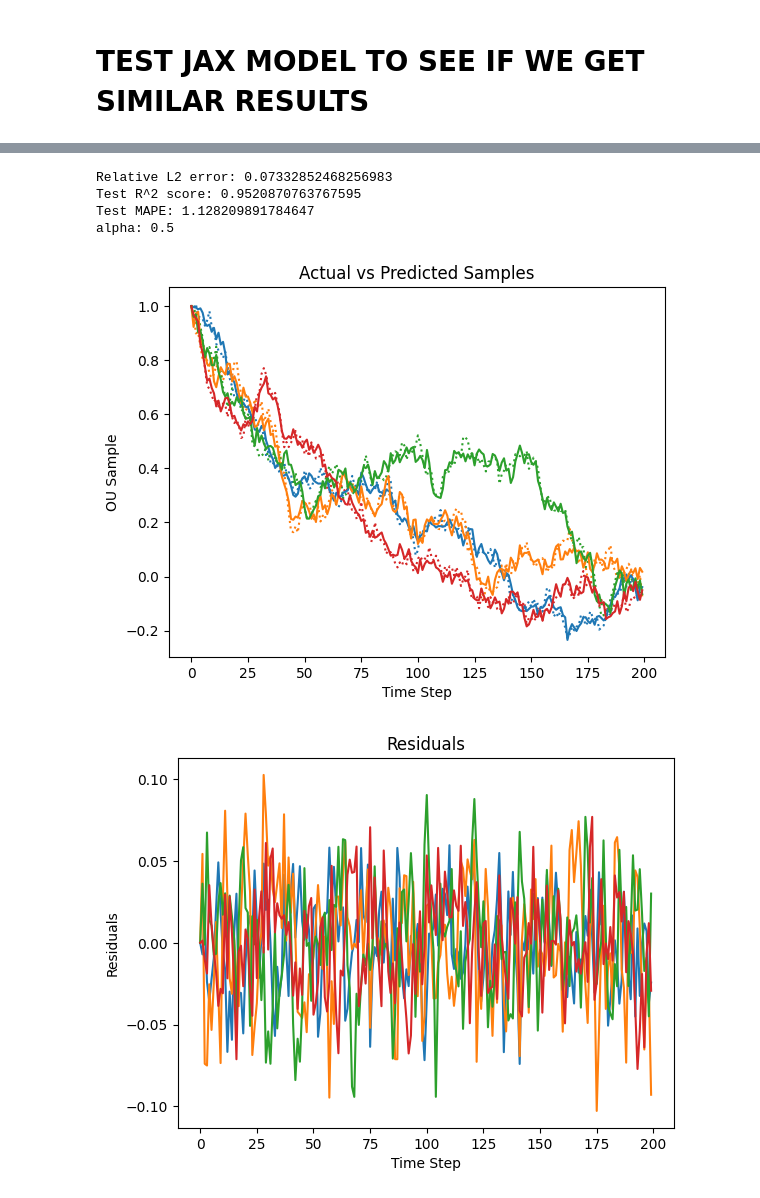
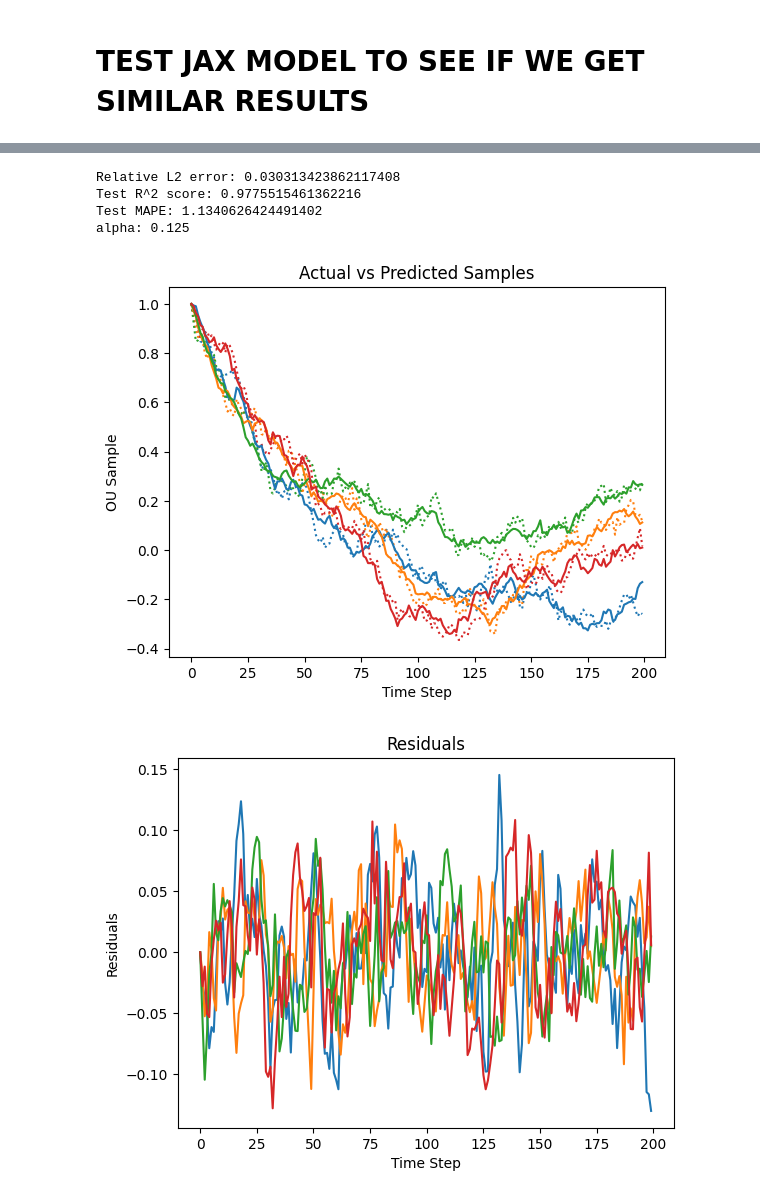
Before and after one commit to nikitazozoulenko/Zephyrox, a Jupyter notebook: jax_based/SWIM/playground.ipynb, the cells around one changed output, grey strips where cells are left out. Saved outputs shown, nothing was run; the diff lists cells and outputs as text; code cells hidden in the pictures.

Commit message:
sampled controlled resnet vs randsig for OU

```diff
--- a/jax_based/SWIM/playground.ipynb
+++ b/jax_based/SWIM/playground.ipynb
@@ -41,7 +41,7 @@ def generate_OU_1d(n_samples, n_steps, dt, theta, mu, sigma, x0):
     return X, dW
 
 # Example usage
-n_samples = 100  # Number of samples
+n_samples = 500  # Number of samples
 n_steps = 200  # Number of time steps
 dt = 0.01       # Time step size
 theta = 2.0     # Mean reversion rate
@@ -219,7 +215,8 @@ class random_MLP():
         self.mlp = tv.ops.MLP(
             in_channels=in_channels,
             hidden_channels=[n_width]*n_layers,
-            bias=True
+            bias=True,
+            activation_layer=nn.Tanh(),
             )
 
         self.ridge = RidgeCV(alphas=alphas)
@@ -305,43 +300,41 @@ np.set_printoptions(precision=3, threshold=5) # Print options
 from features.SWIM_mlp import SWIM_MLP
 
 def train_sampling_JAX(x_train, y_train, n_layers, n_width, seed=PRNGKey(2), add_residual=False):
     swim_model = SWIM_MLP(seed, n_width, n_layers, add_residual)
     ridge = RidgeCV(alphas=[2**i for i in range(-5, 2)])
 
     swim_model.fit(x_train, y_train)
     ridge.fit(np.array(swim_model.transform(x_train)), y_train)
 
     return swim_model, ridge
 
-swim_model, ridge = train_sampling_JAX(n_layers=n_layers, n_width=n_width, x_train=train_W, y_train=train_OU)
-pred = ridge.predict(np.array(swim_model.transform(test_W)))
+model, ridge = train_sampling_JAX(n_layers=n_layers, n_width=n_width, x_train=train_W, y_train=train_OU)
+pred = ridge.predict(np.array(model.transform(test_W)))
 eval_scores(pred, test_OU)
 print("alpha:", ridge.alpha_)
 
-# Predict the OU samples using the noise
-pred = model.predict(test_W)
 # Plot the fit
 plt.plot(test_OU[:4].T, label='Actual Samples', linestyle='dotted')
 plt.gca().set_prop_cycle(None)
 plt.plot(pred[:4].T, label='Predicted Samples')
 plt.xlabel('Time Step')
 plt.ylabel('OU Sample')
 plt.title('Actual vs Predicted Samples')
 plt.show()
 
 #residuals
 plt.plot(test_OU[:4].T-pred[:4].T)
 plt.xlabel('Time Step')
 plt.ylabel('Residuals')
 plt.title('Residuals')
 plt.show()
 # %% [output]
-Relative L2 error: 0.07332852468256983
-Test R^2 score: 0.9520870763767595
-Test MAPE: 1.128209891784647
-alpha: 0.5
+Relative L2 error: 0.030313423862117408
+Test R^2 score: 0.9775515461362216
+Test MAPE: 1.1340626424491402
+alpha: 0.125
-[figure, old version]
+[figure, new version]
-[figure, old version]
+[figure, new version]
 # %%
 ###### Test jax residual ######
 from features.SWIM_mlp import SWIM_MLP
```
Also changed, not shown: parts of 15 cells of this notebook, 4 other files.
